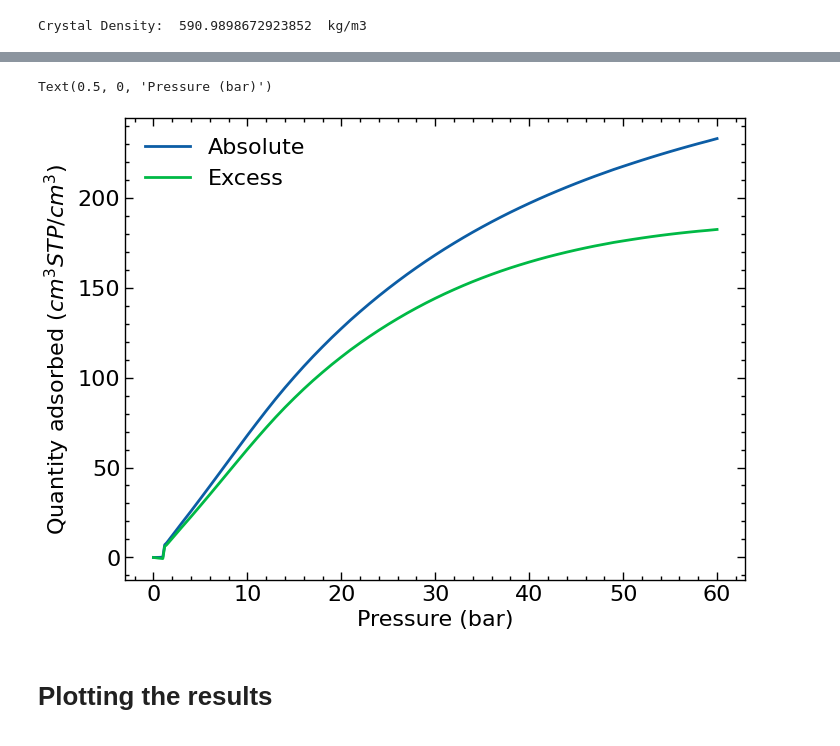
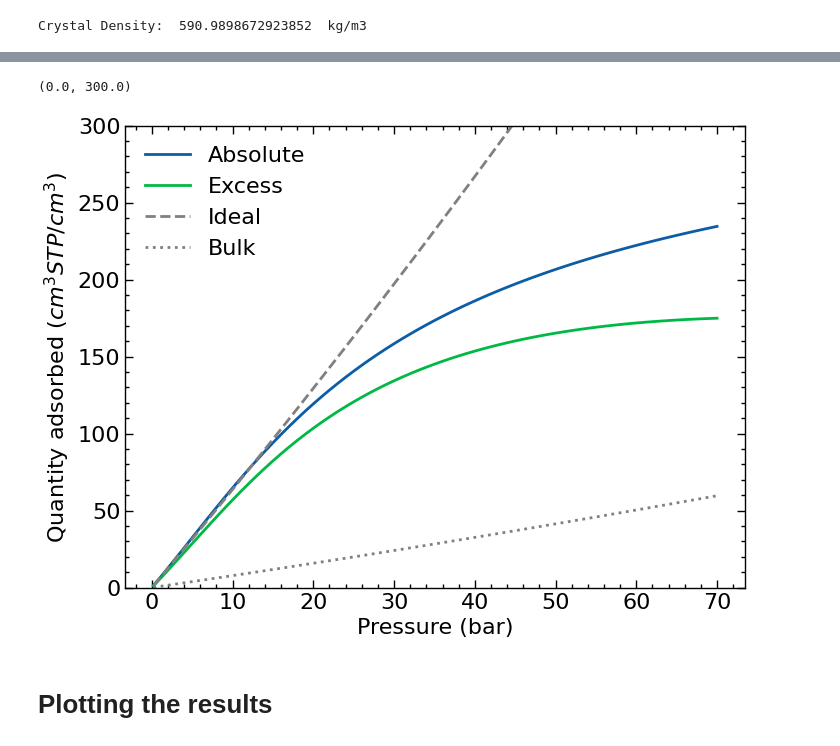
Before and after one commit to elvissoares/PyDFTlj, a Jupyter notebook: examples/Example5-Adsorption3D_on_MOFs.ipynb, the cells around one changed output, grey strips where cells are left out. Saved outputs shown, nothing was run; the diff lists cells and outputs as text; code cells hidden in the pictures.

```diff
--- a/examples/Example5-Adsorption3D_on_MOFs.ipynb
+++ b/examples/Example5-Adsorption3D_on_MOFs.ipynb
@@ -230,8 +204,8 @@ for i in range(rhobarray.size):
 
     DFT.Set_BulkDensity(rhob)
 
-    DFT.Calculate_Equilibrium(alpha0=0.25,rtol=1e-2,atol=1e-4,max_iter=20,method='picard',logoutput=False)
-    DFT.Calculate_Equilibrium(alpha0=0.3,dt=1.0,rtol=1e-4,atol=1e-6,method='fire',logoutput=False)
+    # DFT.Calculate_Equilibrium(alpha0=0.25,rtol=1e-2,atol=1e-4,max_iter=20,method='picard',logoutput=False)
+    DFT.Calculate_Equilibrium(alpha0=0.25,dt=0.3,rtol=1e-3,atol=1e-4,method='fire',logoutput=False)
 
     Nadsarray[i] = DFT.Nadstot
     print(pbararray[i],rhob,Nadsarray[i])
@@ -262,11 +247,23 @@ Wall time: 18min 43s
 # %%
 Marray = mff*Nadsarray
+
+Nbulkarray = rhobarray*Vpore
+Mbulk = mff*Nbulkarray
+# %%
+Nidealarray = rhobarray*torch.exp(-DFT.beta*DFT.Vext[:,:,:].cpu()).sum().numpy()*DFT.dV
+Midealarray = mff*Nidealarray
 # %%
 Nexcarray = Nadsarray - rhobarray*Vpore
 Mexcarray = Nexcarray*mff
 # %%
 df = pd.DataFrame()
 df['Pressure (bar)'] = pbararray
+df['Bulk adsorption (molecules/uc)'] = Nbulkarray
+df['Bulk adsorption (%w.t.)'] = 100*Mbulk/(mss+Mbulk)
+df['Bulk adsorption (cm^3 STP/cm^3)'] = 1e30*(kB*273.15/101325)*Nbulkarray/Vcell
+df['Ideal adsorption (molecules/uc)'] = Nidealarray
+df['Ideal adsorption (%w.t.)'] = 100*Midealarray/(mss+Midealarray)
+df['Ideal adsorption (cm^3 STP/cm^3)'] = 1e30*(kB*273.15/101325)*Nidealarray/Vcell
 df['Absolute adsorption (molecules/uc)'] = Nadsarray
 df['Absolute adsorption (mg/g)'] = 1e3*Marray/mss
 df['Absolute adsorption (%w.t.)'] = 100*Marray/(mss+Marray)
@@ -289,10 +286,13 @@ df.head()
 # %%
 plt.plot(df['Pressure (bar)'],df['Absolute adsorption (cm^3 STP/cm^3)'],label='Absolute')
 plt.plot(df['Pressure (bar)'],df['Excess adsorption (cm^3 STP/cm^3)'],label='Excess')
+plt.plot(df['Pressure (bar)'],df['Ideal adsorption (cm^3 STP/cm^3)'],'--',color='grey',label='Ideal')
+plt.plot(df['Pressure (bar)'],df['Bulk adsorption (cm^3 STP/cm^3)'],':',color='grey',label='Bulk')
 plt.legend(loc='best')
 plt.ylabel('Quantity adsorbed $(cm^3 STP/cm^3)$')
 plt.xlabel('Pressure (bar)')
+plt.ylim(0,300)
 # %% [output]
-Text(0.5, 0, 'Pressure (bar)')
+(0.0, 300.0)
-[figure, old version]
+[figure, new version]
 # %%
```
Also changed, not shown: parts of 34 cells of this notebook, 5 other files.
